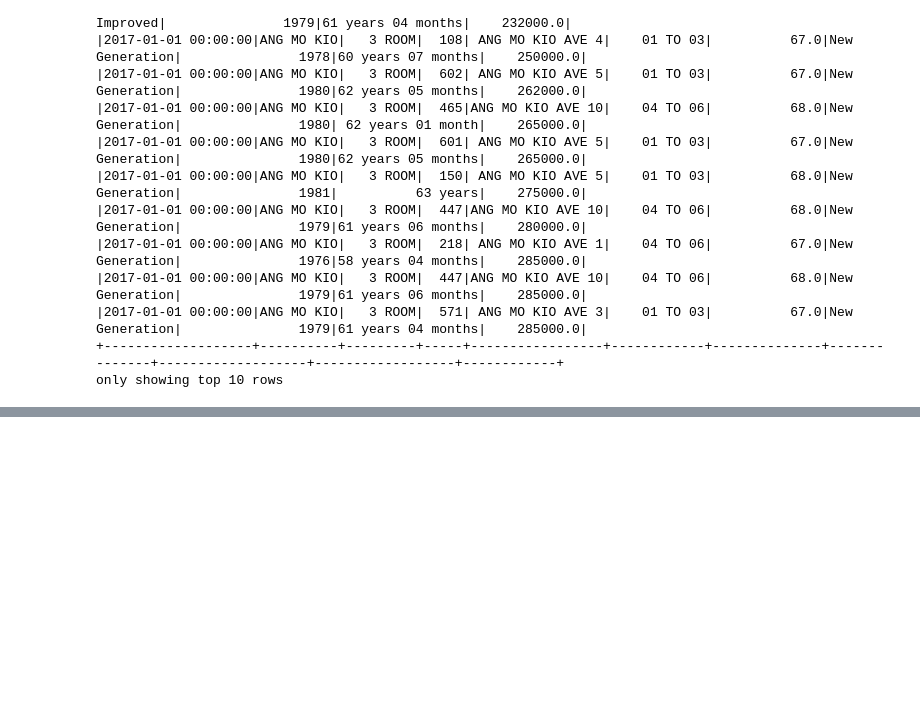
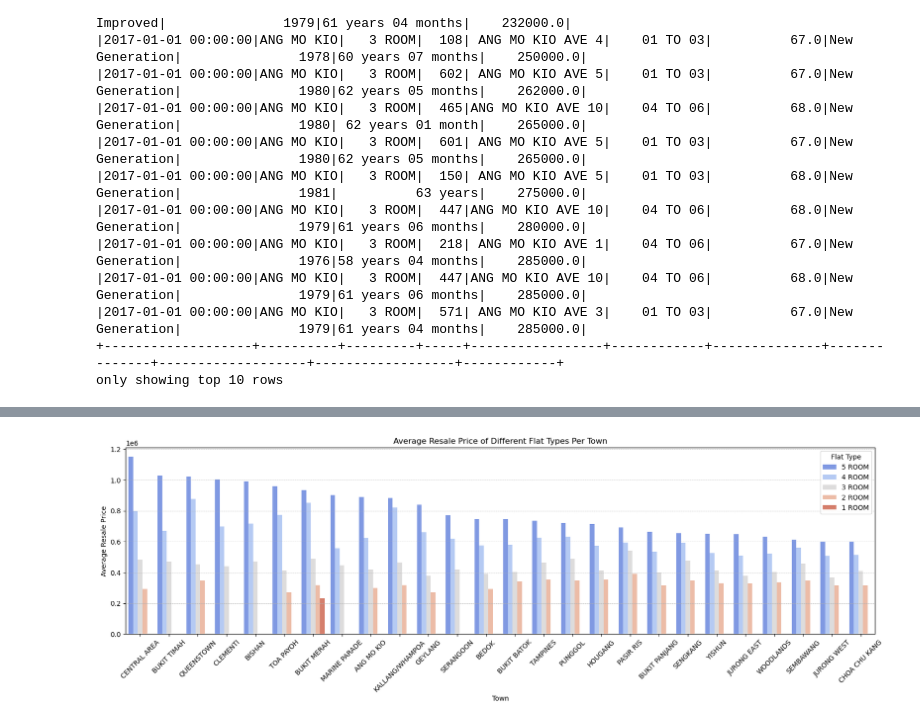
Before and after one commit to xuwenyihust/PawMark, a Jupyter notebook: examples/sg-resale-flat-prices/sg-resale-flat-prices.ipynb, the cells around one changed output, grey strips where cells are left out. Drawn from its saved outputs; the diff is of its cells as text; code cells hidden in the pictures; blank space fills up the shorter version.

```diff
--- a/examples/sg-resale-flat-prices/sg-resale-flat-prices.ipynb
+++ b/examples/sg-resale-flat-prices/sg-resale-flat-prices.ipynb
@@ -43,0 +140,29 @@ spark.sql("show schemas").show()
+# %%
+avg_price_df = spark.sql("""
+    select
+        town,
+        flat_type,
+        avg(resale_price) as avg_price
+    from resale_flat_prices
+    where
+        flat_type not in ('EXECUTIVE', 'MULTI-GENERATION')
+        and year(month) = '2024'
+    group by town, flat_type
+    order by avg_price desc
+""")
+
+avg_price_pd = avg_price_df.toPandas()
+# %%
+plt.figure(figsize=(20, 5))
+ax = sns.barplot(x='town', y='avg_price', hue='flat_type', data=avg_price_pd, palette='coolwarm')
+plt.xlabel('Town')
+plt.ylabel('Average Resale Price')
+plt.title('Average Resale Price of Different Flat Types Per Town')
+plt.legend(title='Flat Type')
+plt.xticks(rotation=45)
+
+ax.grid(True, which='both', axis='y', linestyle='--', linewidth=0.5)  # Customize the grid lines
+
+plt.show()
+# %% [output]
+[figure, added]
```
Also changed, not shown: parts of 13 cells of this notebook, 1 other file.
